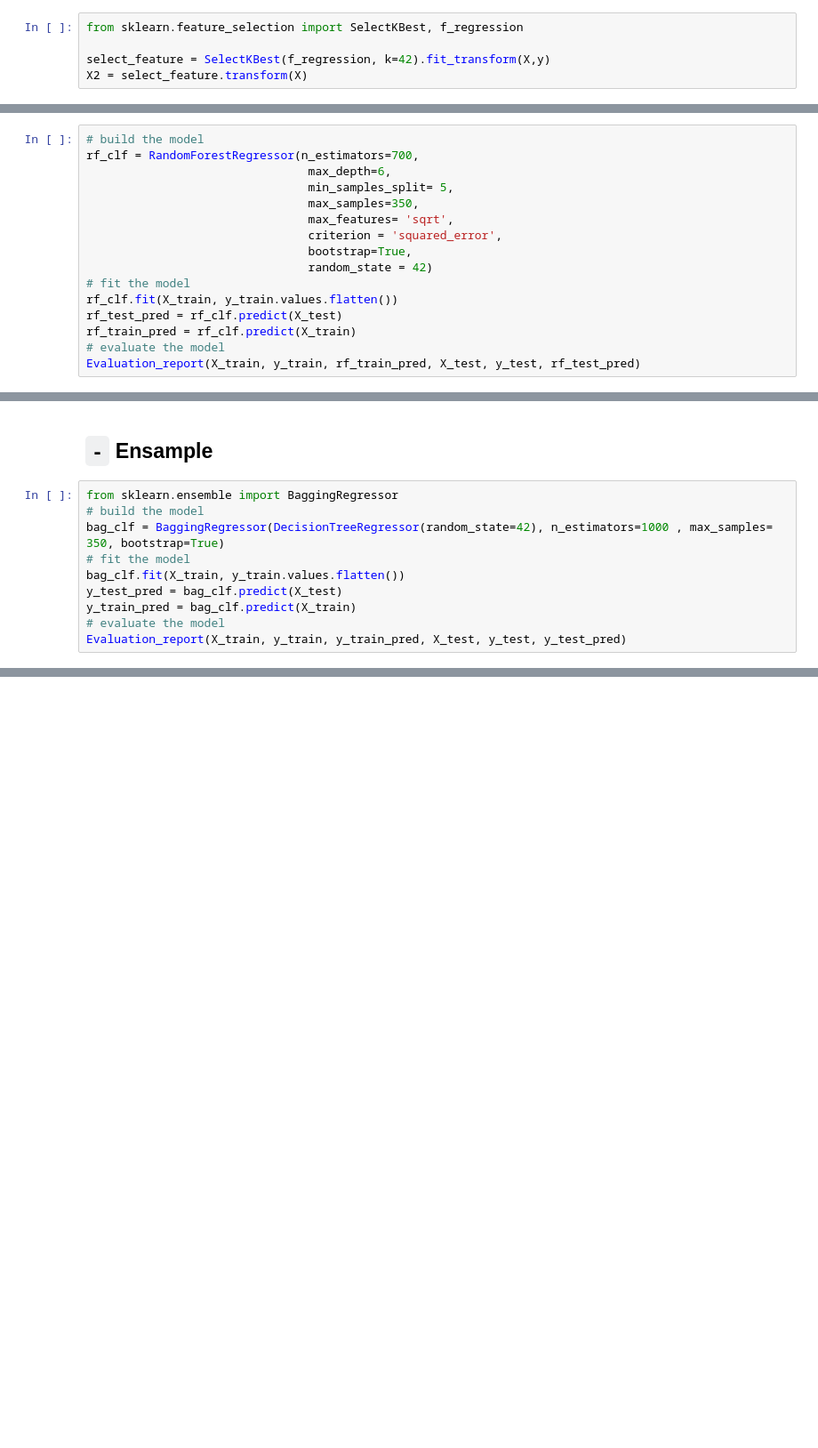
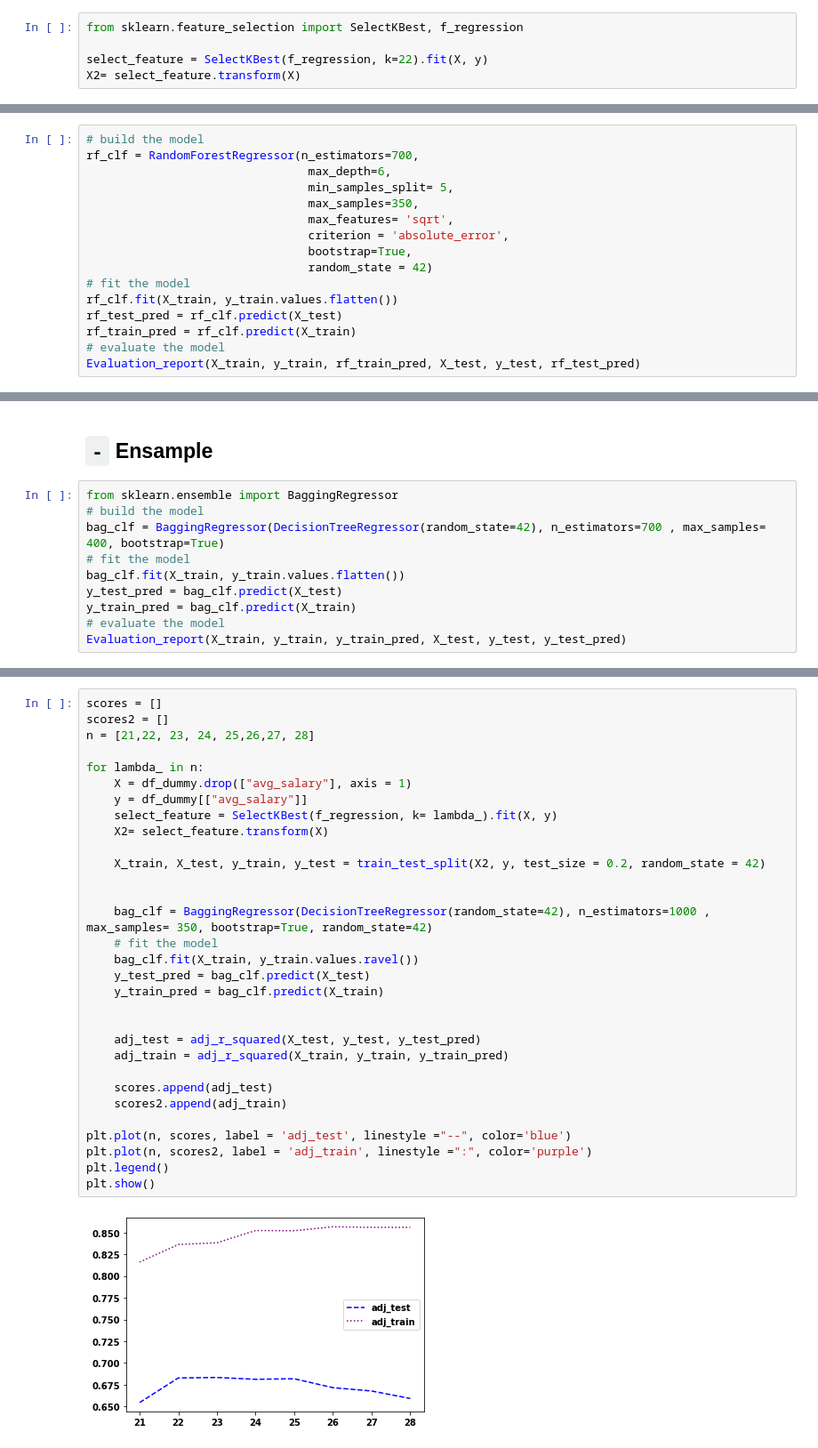
Before and after one commit to SalmaHisham/Expected_Salary_Prediction, a Jupyter notebook: Model_Building.ipynb, the cells around one changed output, grey strips where cells are left out. Shown: that part at 89% size. Cells and saved outputs as stored; diff of their text form; blank space fills up the shorter version.

```diff
--- a/Model_Building.ipynb
+++ b/Model_Building.ipynb
@@ -187,5 +162,5 @@ we will drop the column  Type of ownership_Government
 # %%
 from sklearn.feature_selection import SelectKBest, f_regression
 
-select_feature = SelectKBest(f_regression, k=42).fit_transform(X,y)
-X2 = select_feature.transform(X)
+select_feature = SelectKBest(f_regression, k=22).fit(X, y)
+X2= select_feature.transform(X)
@@ -288,7 +282,7 @@ rf_clf = RandomForestRegressor(n_estimators=700,
                                 min_samples_split= 5,
                                 max_samples=350,
                                 max_features= 'sqrt',
-                                criterion = 'squared_error',
+                                criterion = 'absolute_error',
                                 bootstrap=True,
                                 random_state = 42)
 # fit the model
@@ -326,7 +320,7 @@ adj_r_squared  :  0.44854869300919187   |  0.21217893927868636
 # %%
 from sklearn.ensemble import BaggingRegressor
 # build the model
-bag_clf = BaggingRegressor(DecisionTreeRegressor(random_state=42), n_estimators=1000 , max_samples= 350, bootstrap=True)
+bag_clf = BaggingRegressor(DecisionTreeRegressor(random_state=42), n_estimators=700 , max_samples= 400, bootstrap=True)
 # fit the model
 bag_clf.fit(X_train, y_train.values.flatten())
 y_test_pred = bag_clf.predict(X_test)
@@ -341,0 +336,33 @@ adj_r_squared  :  0.8819996603901579   |  0.621105237589822
+# %%
+scores = []
+scores2 = []
+n = [21,22, 23, 24, 25,26,27, 28]
+
+for lambda_ in n:
+    X = df_dummy.drop(["avg_salary"], axis = 1)
+    y = df_dummy[["avg_salary"]]
+    select_feature = SelectKBest(f_regression, k= lambda_).fit(X, y)
+    X2= select_feature.transform(X)
+
+    X_train, X_test, y_train, y_test = train_test_split(X2, y, test_size = 0.2, random_state = 42)
+
+
+    bag_clf = BaggingRegressor(DecisionTreeRegressor(random_state=42), n_estimators=1000 , max_samples= 350, bootstrap=True, random_state=42)
+    # fit the model
+    bag_clf.fit(X_train, y_train.values.ravel())
+    y_test_pred = bag_clf.predict(X_test)
+    y_train_pred = bag_clf.predict(X_train)
+
+
+    adj_test = adj_r_squared(X_test, y_test, y_test_pred)
+    adj_train = adj_r_squared(X_train, y_train, y_train_pred)
+
+    scores.append(adj_test)
+    scores2.append(adj_train)
+
+plt.plot(n, scores, label = 'adj_test', linestyle ="--", color='blue')
+plt.plot(n, scores2, label = 'adj_train', linestyle =":", color='purple')
+plt.legend()
+plt.show()
+# %% [output]
+[figure, added]
```
Also changed, not shown: parts of 18 cells of this notebook, 18 other files.
